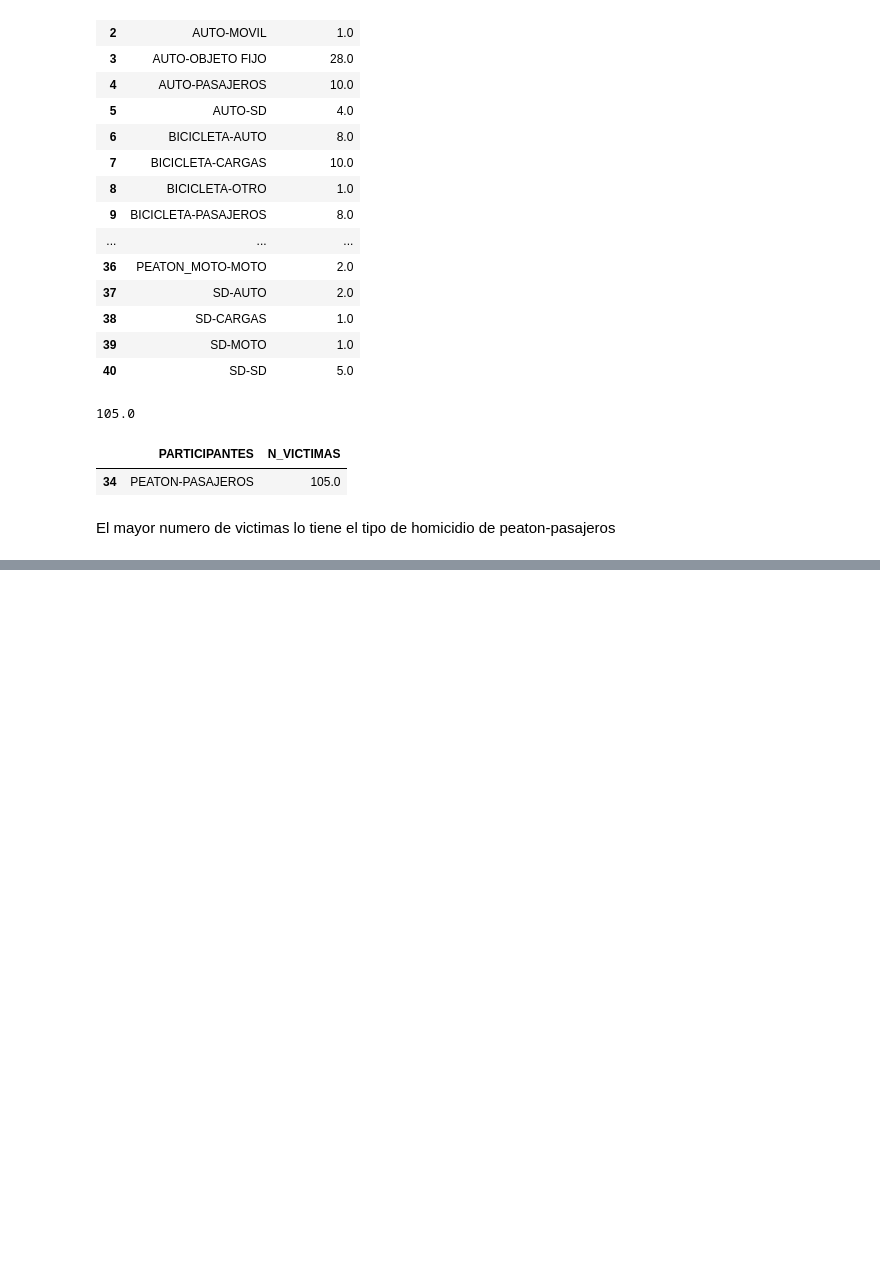
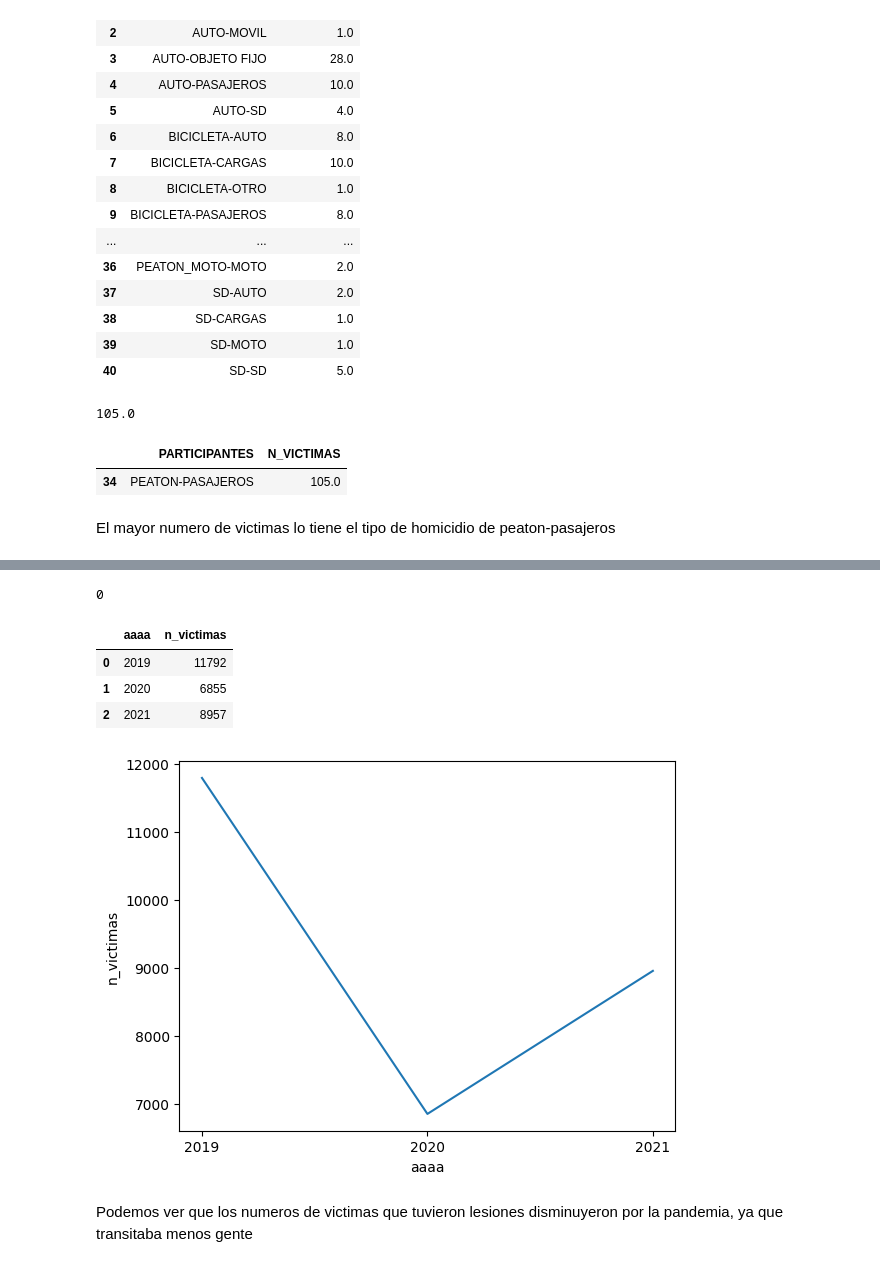
Before and after one commit to Lukitens/PI_DA, a Jupyter notebook: eda.ipynb, the cells around one changed output, grey strips where cells are left out. Cells and saved outputs as stored; diff of their text form; code cells hidden in the pictures; blank space fills up the shorter version.

```diff
--- a/eda.ipynb
+++ b/eda.ipynb
@@ -5,3 +5,4 @@ import matplotlib.pyplot as plt
 import seaborn as sns
 # %%
 homicidios = pd.read_csv("homicidios.csv")
+lesiones = pd.read_csv("lesiones.csv")
@@ -248,0 +414,21 @@ El mayor numero de victimas lo tiene el tipo de homicidio de peaton-pasajeros
+# %%
+#Chequeamos la cantidad de datos duplicados
+lesiones.duplicated().sum()
+# %% [output]
+0
+# %%
+lesiones_por_año = lesiones.groupby("aaaa")["n_victimas"].sum().reset_index()
+lesiones_por_año
+# %% [output]
+|  | aaaa | n_victimas |
+| 0 | 2019 | 11792 |
+| 1 | 2020 | 6855 |
+| 2 | 2021 | 8957 |
+# %%
+sns.lineplot(data=lesiones_por_año, x="aaaa", y="n_victimas")
+plt.xticks(range(min(lesiones_por_año['aaaa']), max(lesiones_por_año['aaaa'])+1, 1))
+plt.show()
+# %% [output]
+[figure, added]
+# %% [markdown]
+Podemos ver que los numeros de victimas que tuvieron lesiones disminuyeron por la pandemia, ya que transitaba menos gente
```
Also changed, not shown: parts of 31 cells of this notebook.
